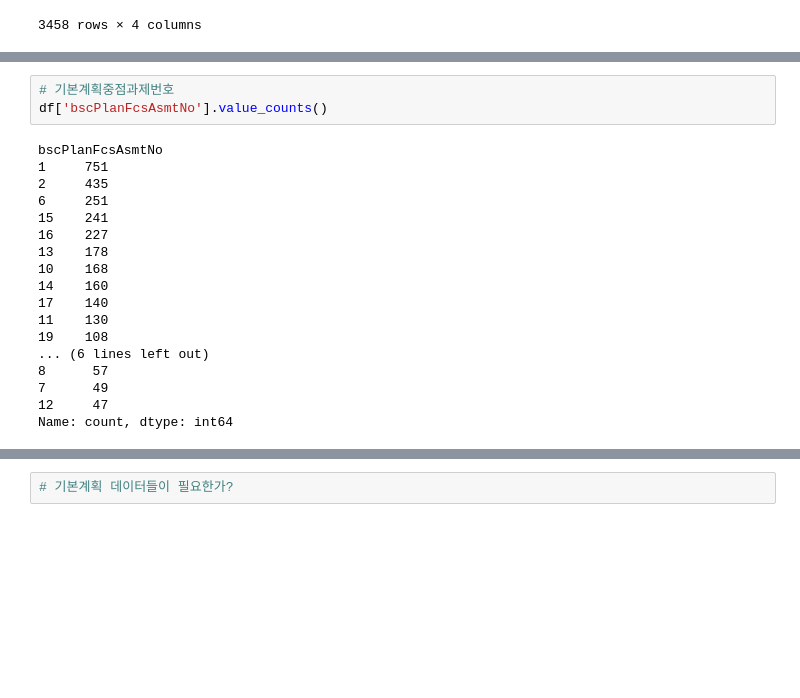
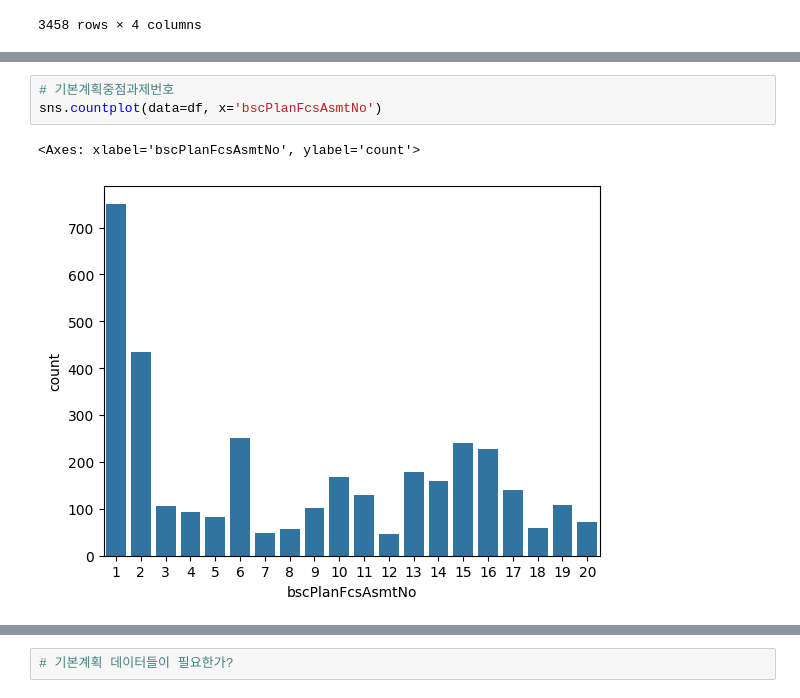
Before and after one commit to SKNETWORKS-FAMILY-AICAMP/SKN10-FINAL-5Team, a Jupyter notebook: data/EDA/EDA_2025-05-26.ipynb, the cells around one changed output, grey strips where cells are left out. Drawn from its saved outputs; the diff is of its cells as text; blank space fills up the shorter version.

```diff
--- a/data/EDA/EDA_2025-05-26.ipynb
+++ b/data/EDA/EDA_2025-05-26.ipynb
@@ -84,23 +83,8 @@ Name: count, dtype: int64
 # %%
 # 기본계획중점과제번호
-df['bscPlanFcsAsmtNo'].value_counts()
+sns.countplot(data=df, x='bscPlanFcsAsmtNo')
 # %% [output]
-bscPlanFcsAsmtNo
-1     751
-2     435
-6     251
-15    241
-16    227
-13    178
-10    168
-14    160
-17    140
-11    130
-19    108
-... (6 lines left out)
-8      57
-7      49
-12     47
-Name: count, dtype: int64
+<Axes: xlabel='bscPlanFcsAsmtNo', ylabel='count'>
+[figure, added]
 # %%
 # 기본계획과제번호
```
Also changed, not shown: parts of 23 cells of this notebook.
